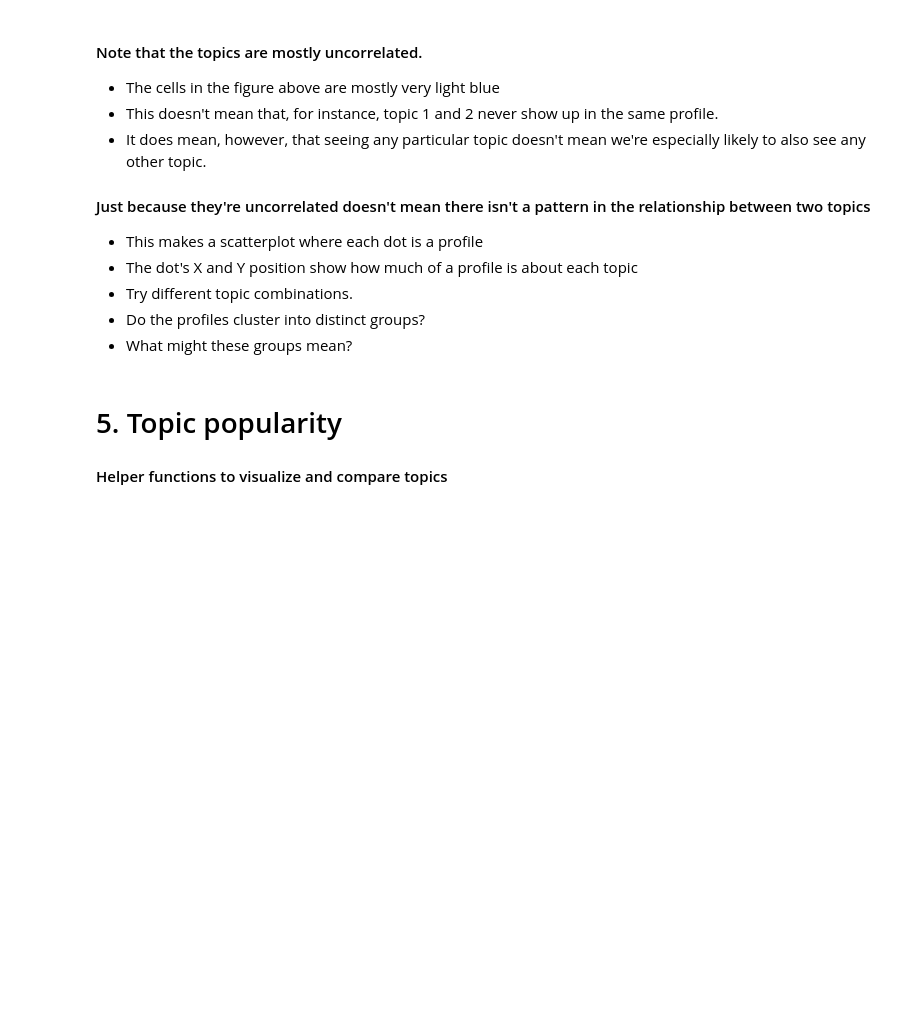
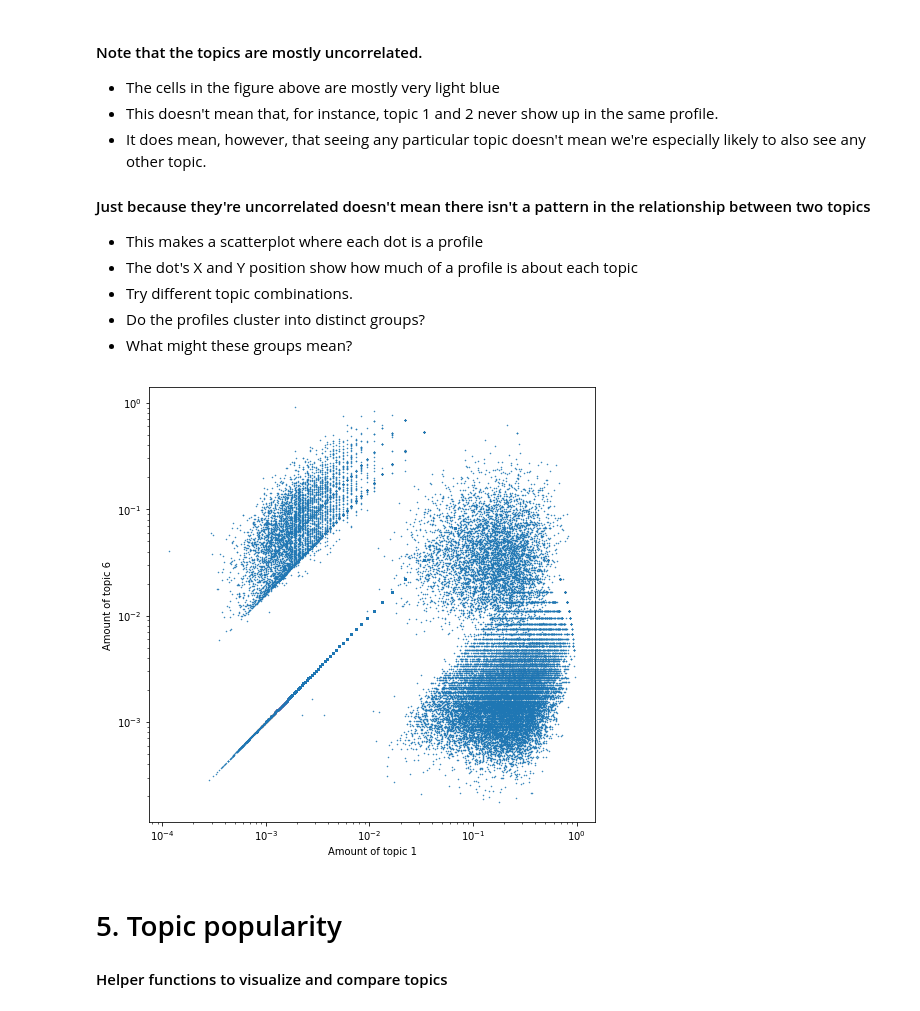
Before and after one commit to UM-CSS/CSSLabs-NLP, a Jupyter notebook: 3_Topic_modeling.ipynb, the cells around one changed output. Saved outputs shown, nothing was run; the diff lists cells and outputs as text; code cells hidden in the pictures; blank space fills up the shorter version.

```diff
--- a/3_Topic_modeling.ipynb
+++ b/3_Topic_modeling.ipynb
@@ -358,12 +439,14 @@ topic_cooccurance(profile_topics)
 # %%
 def profile_scatter(profile_topics, topic_x_id, topic_y_id):
     # create a scatter plot of profiles with each axis representing one topic
     plt.figure(figsize=(8,8))
     plt.loglog(profile_topics[:,topic_x_id], profile_topics[:,topic_y_id], '.', markersize=1)
     plt.xlabel('Amount of topic {}'.format(topic_x_id))
     plt.ylabel('Amount of topic {}'.format(topic_y_id))
 
-profile_scatter(profile_topics, topic_x_id=4, topic_y_id=7)
+profile_scatter(profile_topics, topic_x_id=1, topic_y_id=6)
+# %% [output]
+[figure, added]
 # %% [markdown]
 # 5. Topic popularity
 
```
Also changed, not shown: parts of 72 cells of this notebook.
